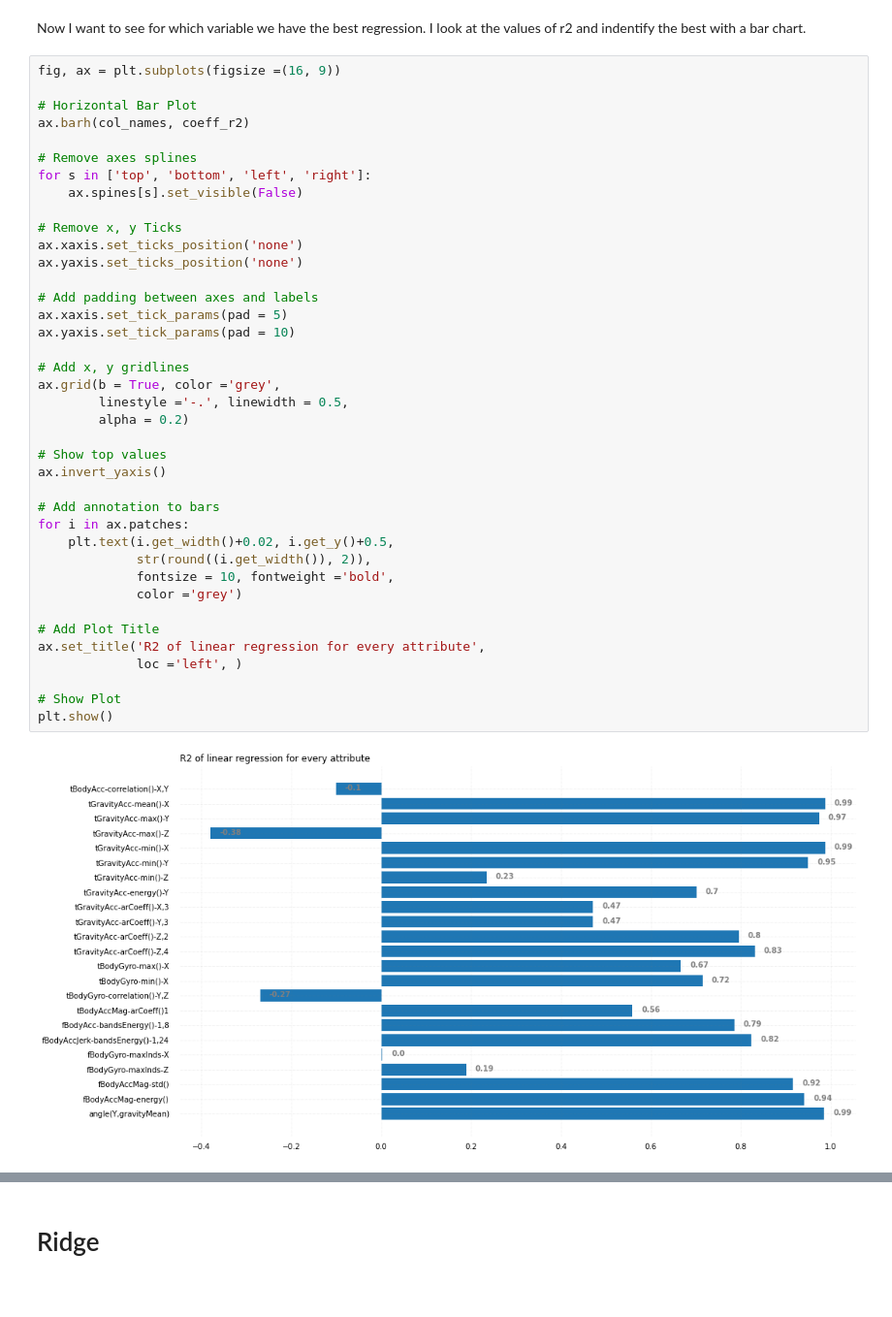
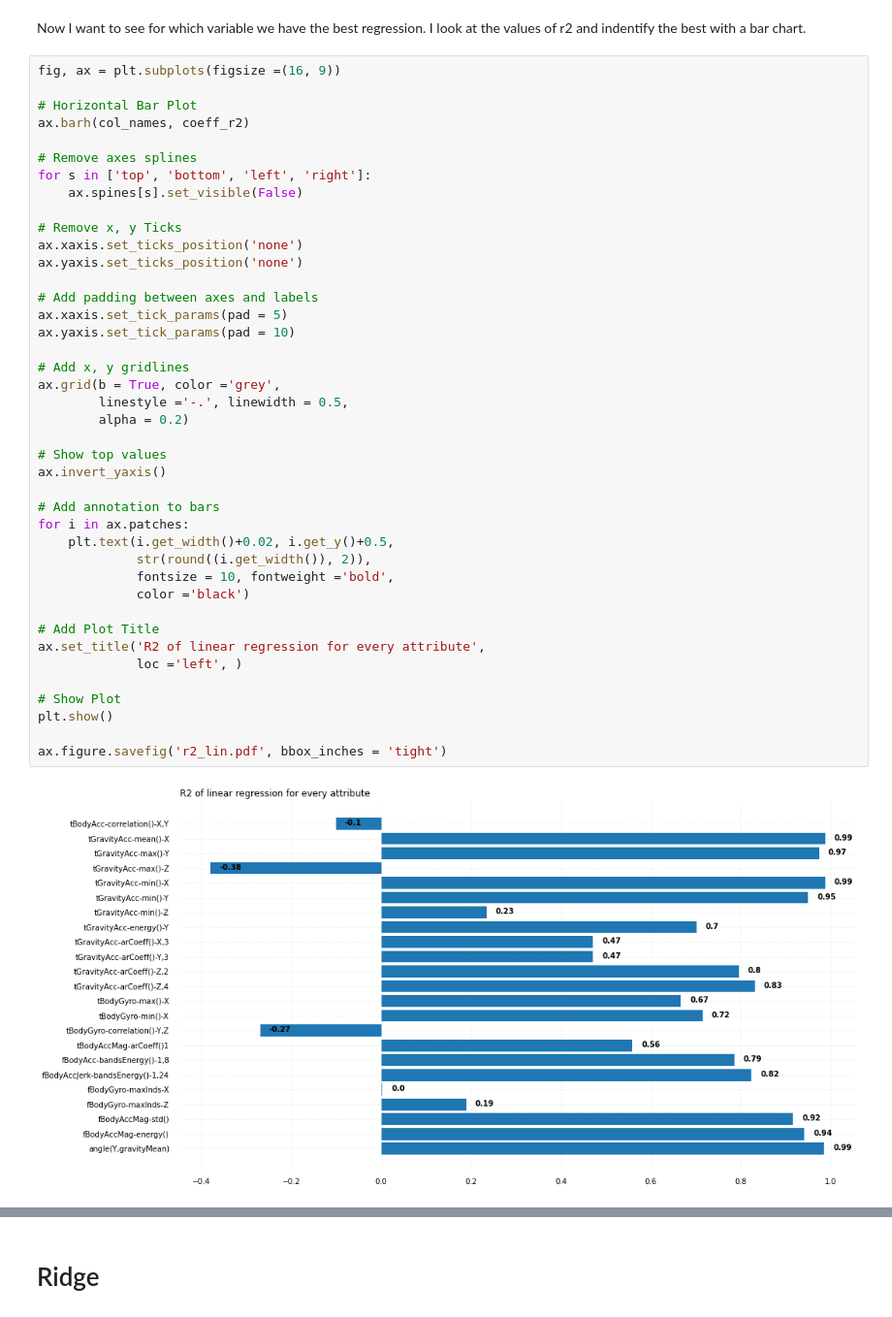
Before and after one commit to simonediluna/Data-Mining-Advanced-Topics-and-Applications, a Jupyter notebook: Simone/Linear and Log Regression.ipynb, the cells around one changed output, grey strips where cells are left out. Shown: that part at 97% size. Saved outputs shown, nothing was run; the diff lists cells and outputs as text.

```diff
--- a/Simone/Linear_and_log_regression.ipynb
+++ b/Simone/Linear and Log Regression.ipynb
@@ -228,32 +230,34 @@ for s in ['top', 'bottom', 'left', 'right']:
 
 # Remove x, y Ticks
 ax.xaxis.set_ticks_position('none')
 ax.yaxis.set_ticks_position('none')
 
 # Add padding between axes and labels
 ax.xaxis.set_tick_params(pad = 5)
 ax.yaxis.set_tick_params(pad = 10)
 
 # Add x, y gridlines
 ax.grid(b = True, color ='grey',
         linestyle ='-.', linewidth = 0.5,
         alpha = 0.2)
 
 # Show top values
 ax.invert_yaxis()
 
 # Add annotation to bars
 for i in ax.patches:
     plt.text(i.get_width()+0.02, i.get_y()+0.5,
              str(round((i.get_width()), 2)),
              fontsize = 10, fontweight ='bold',
-             color ='grey')
+             color ='black')
 
 # Add Plot Title
 ax.set_title('R2 of linear regression for every attribute',
              loc ='left', )
 
 # Show Plot
 plt.show()
+
+ax.figure.savefig('r2_lin.pdf', bbox_inches = 'tight')
 # %% [output]
-[figure, old version]
+[figure, new version]
```
Also changed, not shown: parts of 14 cells of this notebook, 4 other files.
